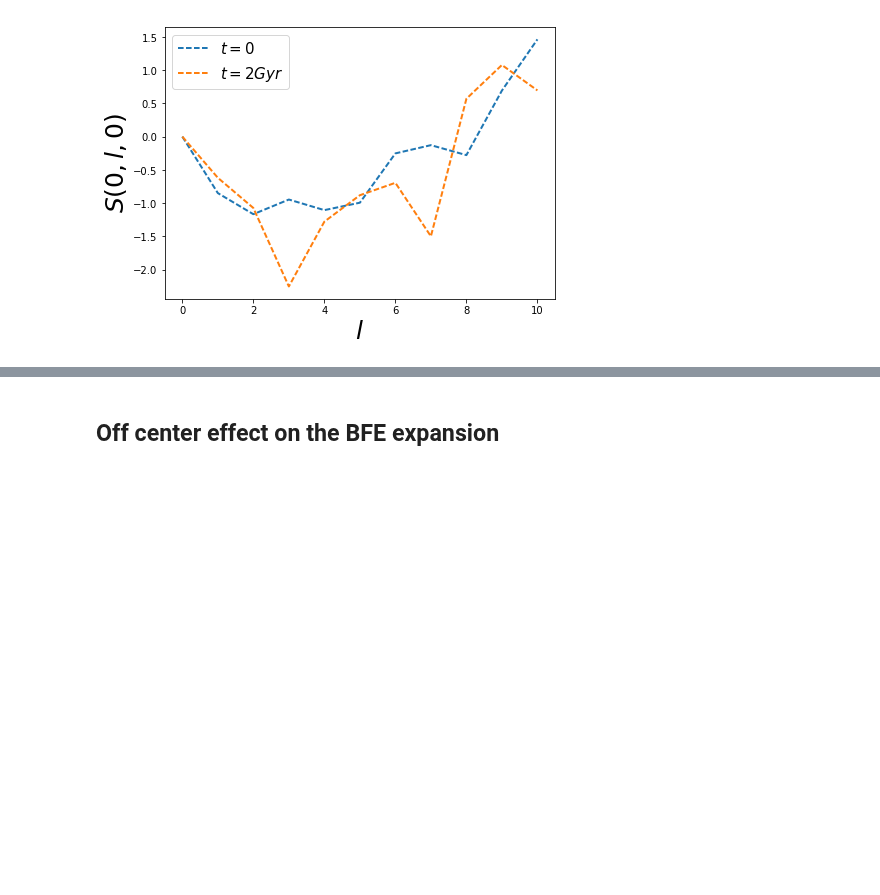
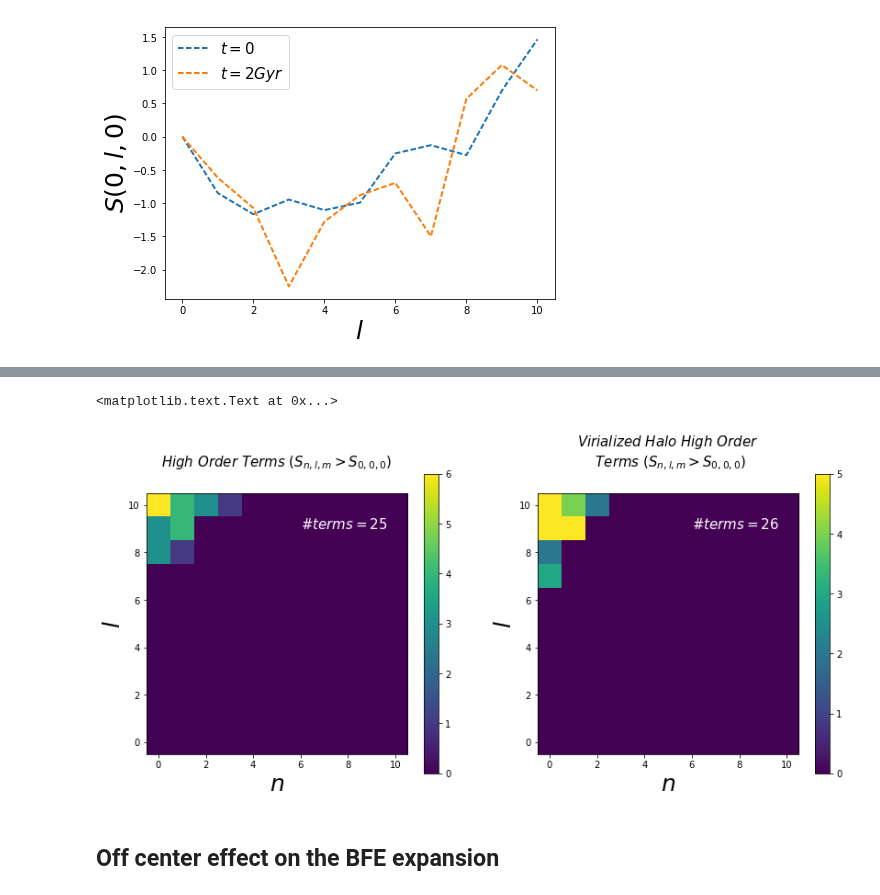
Before and after one commit to jngaravitoc/LMC-MW, a Jupyter notebook: code/SCF/high_order_terms.ipynb, the cells around one changed output, grey strips where cells are left out. Saved outputs shown, nothing was run; the diff lists cells and outputs as text; code cells hidden in the pictures; blank space fills up the shorter version.

```diff
--- a/code/SCF/high_order_terms.ipynb
+++ b/code/SCF/high_order_terms.ipynb
@@ -266,12 +276,14 @@ colorbar()
 
 Does the relaxation have any inprint in the amplitude of the coefficients?
 # %%
-pos_LMC_f = readsnap('../../data/ICs/LMC/LMC1-97k/LMC1_97K_vir_100', 'pos', 'dm')
-vel_LMC_f = readsnap('../../data/ICs/LMC/LMC1-97k/LMC1_97K_vir_100', 'vel', 'dm')
-mass_LMC_f = readsnap('../../data/ICs/LMC/LMC1-97k/LMC1_97K_vir_100', 'mass', 'dm')
-pid_LMC_f = readsnap('../../data/ICs/LMC/LMC1-97k/LMC1_97K_vir_100', 'pid', 'dm')
+pos_LMC_i = readsnap('../../data/ICs/LMC/LMC1-97k/LMC1_97K_vir_000', 'pos', 'dm')
+vel_LMC_i = readsnap('../../data/ICs/LMC/LMC1-97k/LMC1_97K_vir_000', 'vel', 'dm')
+mass_LMC_i = readsnap('../../data/ICs/LMC/LMC1-97k/LMC1_97K_vir_000', 'mass', 'dm')
+pid_LMC_i = readsnap('../../data/ICs/LMC/LMC1-97k/LMC1_97K_vir_000', 'pid', 'dm')
 # %% [output]
 Returning DM    Positions
 Returning DM    Velocities
 Returning DM    Mass
 Returning DM    Particle IDs
+# %%
+pos_cm_LMC_i, vel_cm_LMC_i, a, b = octopus.orbit('../../data/ICs/LMC/LMC1-97k/', 'LMC1_97K_vir', 0, 1, 97000, 0.1)
@@ -278,9 +297,9 @@ Returning DM    Particle IDs
 # %%
-pos_LMC_centered = re_center(pos_LMC, pos_cm_LMC[0])
-pos_LMC_f_centered = re_center(pos_LMC_f, pos_cm_LMC[100])
+pos_LMC_i_centered = re_center(pos_LMC_i, pos_cm_LMC_i[0])
+#pos_LMC_i_centered = re_center(pos_LMC_i, pos_cm_LMC[0])
 #octopus.CM(pos_LMC_centered,  vel_LMC)
-S0_cm, T0_cm = biff.compute_coeffs_discrete(np.ascontiguousarray(pos_LMC_centered.astype(double)), mass_LMC.astype(double), 10, 10, 3)
-S0f_cm, T0f_cm = biff.compute_coeffs_discrete(np.ascontiguousarray(pos_LMC_f_centered.astype(double)), mass_LMC.astype(double), 10, 10, 3)
+#S0_cm, T0_cm = biff.compute_coeffs_discrete(np.ascontiguousarray(pos_LMC_centered.astype(double)), mass_LMC.astype(double), 10, 10, 3)
+S0i_cm, T0i_cm = biff.compute_coeffs_discrete(np.ascontiguousarray(pos_LMC_i_centered.astype(double)), mass_LMC.astype(double), 10, 10, 3)
 # %%
 figure(figsize=(7,5))
 plot(S0_cm.flatten(), alpha=1)
@@ -299,3 +318,7 @@ ylabel('$S(0, l, 0)$', fontsize=25)
 # %% [output]
 <matplotlib.text.Text at 0x...>
 [figure]
+# %%
+hot_S0i = high_order_terms(S0i_cm)
+print(hot_S0i)
+print(hot_S0)
@@ -302,3 +343,26 @@ ylabel('$S(0, l, 0)$', fontsize=25)
+# %%
+grid_coeff_novir_HR = high_order_grid(hot_S0i)
+figure(figsize=(14, 6))
+subplot(1, 2, 1)
+imshow(grid_coeff_novir_HR.T, origin='lower')
+colorbar()
+xlabel('$n$', fontsize=25)
+ylabel('$l$', fontsize=25)
+text(6, 9, '$\# terms = $'+str(len(hot_S0i)), color='w', fontsize=15)
+title('$High\ Order\ Terms\ (S_{n,l,m}> S_{0,0,0})$', fontsize=15,  y=1.08)
+
+
+subplot(1, 2, 2)
+grid_coeff_vir_HR = high_order_grid(hot_S0)
+imshow(grid_coeff_vir_HR.T, origin='lower')
+colorbar()
+xlabel('$n$', fontsize=25)
+ylabel('$l$', fontsize=25)
+text(6, 9, '$\# terms = $'+str(len(hot_S0)), color='w', fontsize=15)
+title('$Virialized\ Halo\ High\ Order$' '\n $Terms\ (S_{n,l,m}> S_{0,0,0})$', fontsize=15,  y=1.08)
+# %% [output]
+<matplotlib.text.Text at 0x...>
+[figure, added]
 # %% [markdown]
 ## Off center effect on the BFE expansion
 # %%
```
Also changed, not shown: parts of 23 cells of this notebook.
